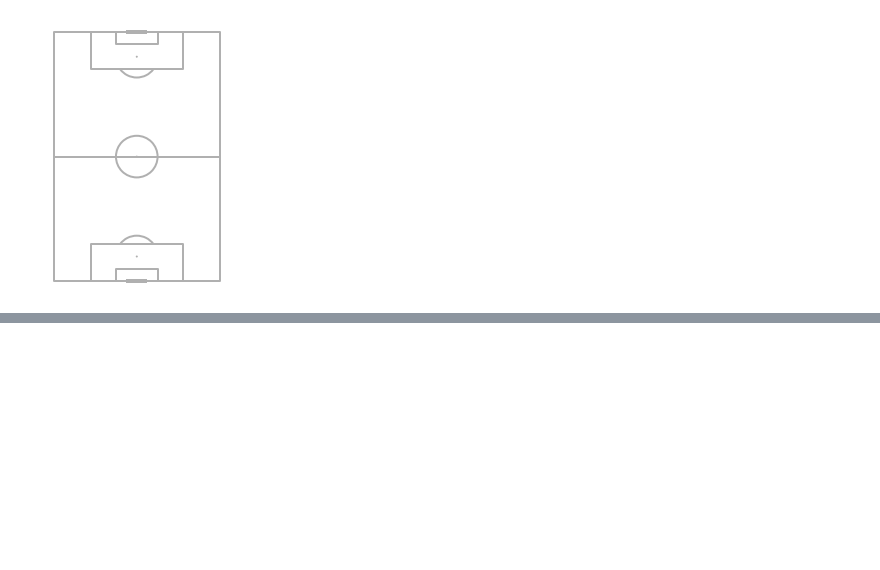
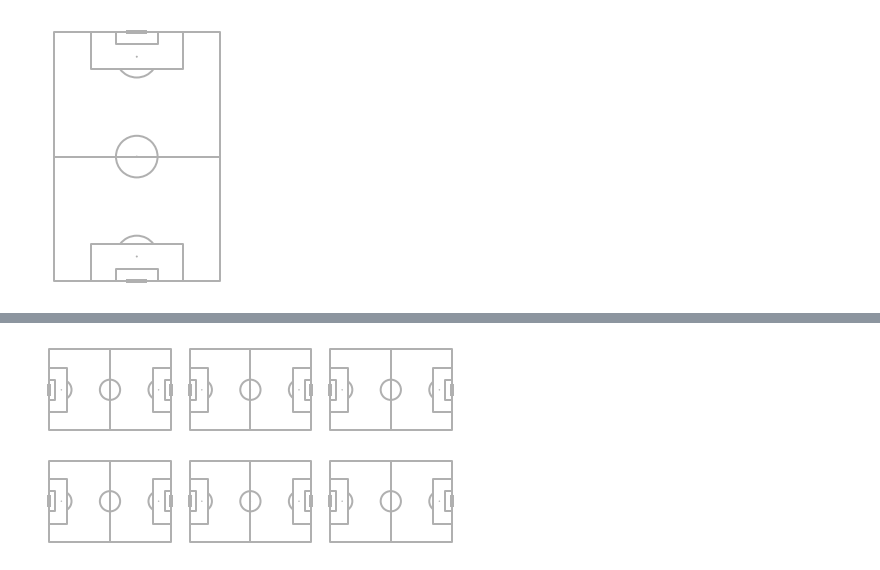
Before and after one commit to WillKjStore/Datacamp-Lessons, a Jupyter notebook: mpl soccer tutorial.ipynb, the cells around one changed output, grey strips where cells are left out. Drawn from its saved outputs; the diff is of its cells as text; code cells hidden in the pictures; blank space fills up the shorter version.

```diff
--- a/mpl soccer tutorial.ipynb
+++ b/mpl soccer tutorial.ipynb
@@ -57,0 +75,5 @@ import pandas as pd
+# %%
+pitch = Pitch()
+fig, axs = pitch.draw(nrows=2, ncols=3)
+# %% [output]
+[figure, added]
```
Also changed, not shown: parts of 21 cells of this notebook.
